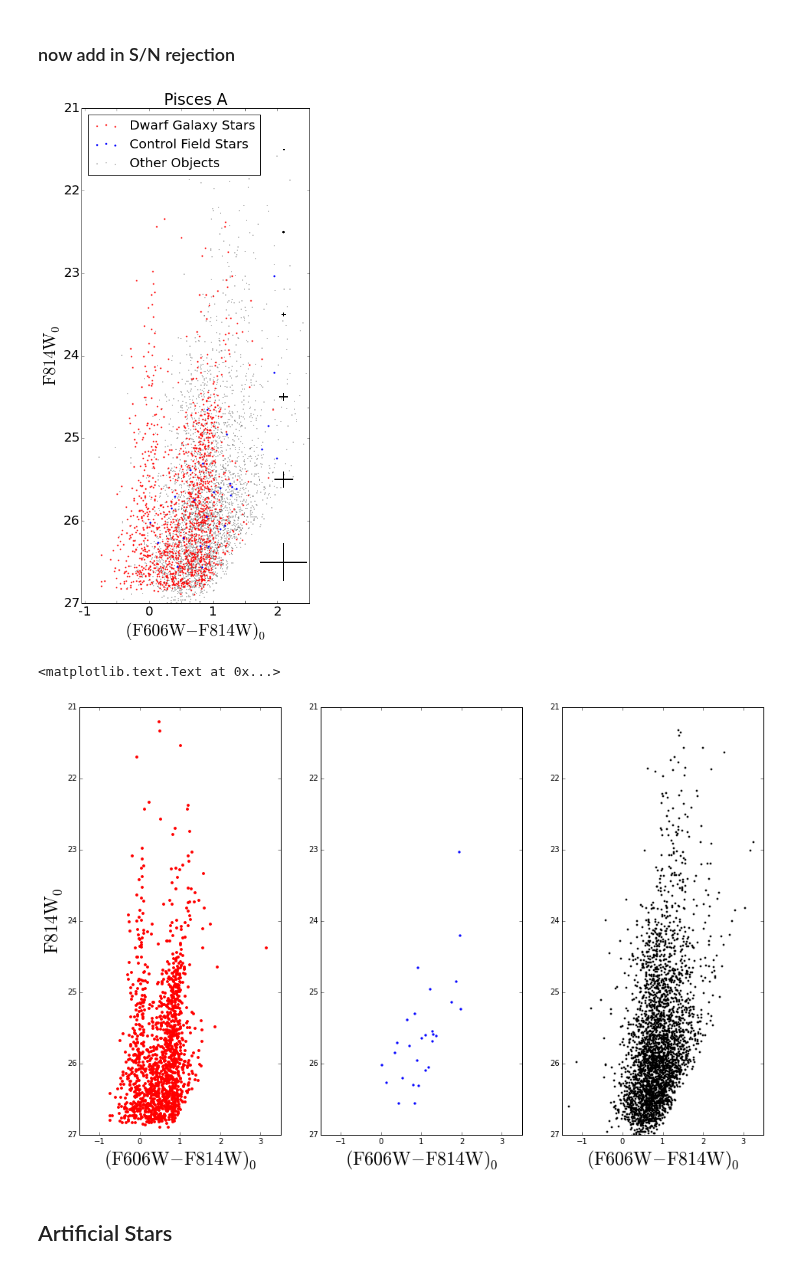
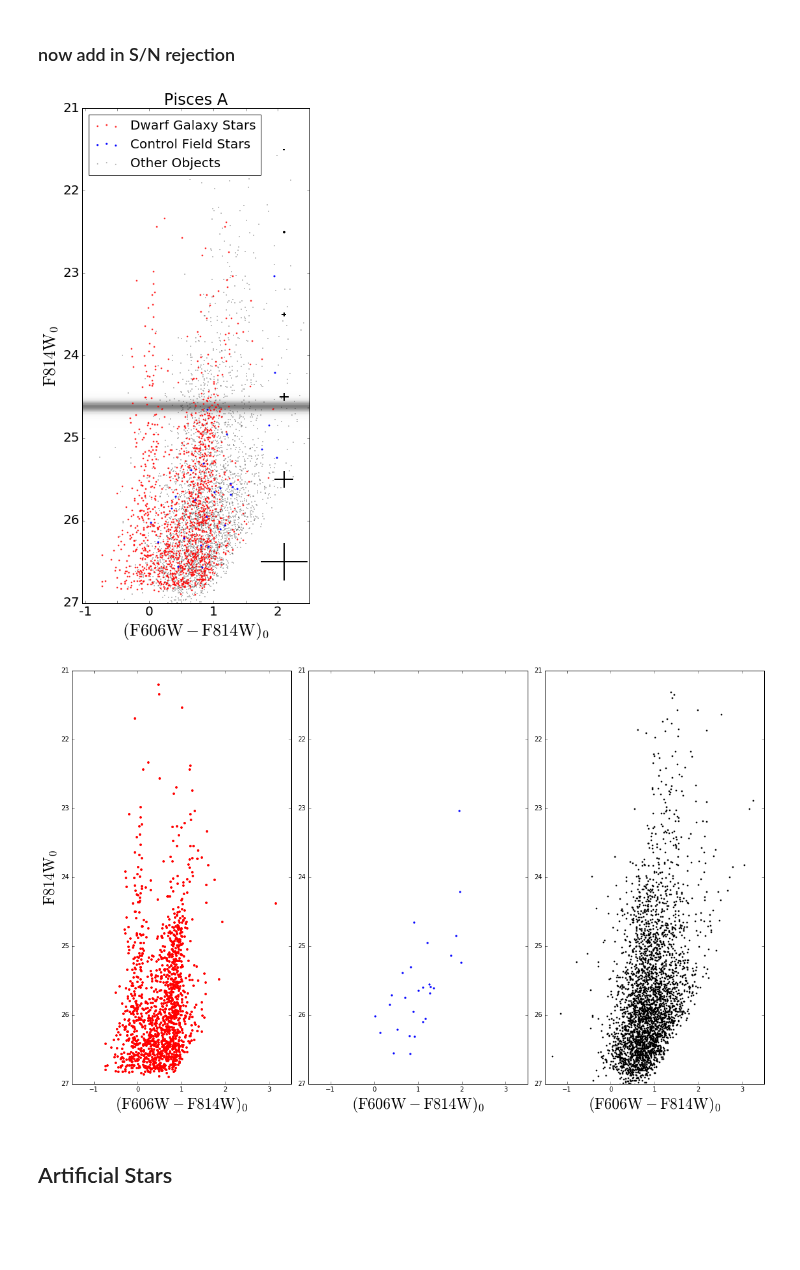
Before and after one commit to eteq/piscdwarfs_hst, a Jupyter notebook: Calibed Photometry.ipynb, the cells around one changed output. Saved outputs shown, nothing was run; the diff lists cells and outputs as text; code cells hidden in the pictures; blank space fills up the shorter version.

```diff
--- a/Calibed Photometry.ipynb
+++ b/Calibed Photometry.ipynb
@@ -226,6 +236,14 @@ plt.scatter(c[msk_dwarf&sncutoff], m[msk_dwarf&sncutoff], s=3, alpha=.75, color=
 
 plt.xlim(-1.05, 2.5)
 plt.ylim(faintmag, 21)
+
+if tipmagA is not None:
+    tipA_min, tipA_max = np.min(tipmagA), np.max(tipmagA)
+    # use a Gaussian KDE to smooth the histogram
+    tipA_kde = stats.gaussian_kde(tipmagA.ravel())(np.linspace(tipA_min, tipA_max, 100))
+    plt.imshow(np.atleast_2d(tipA_kde).T,
+               extent=[plt.xlim()[0], plt.xlim()[1], tipA_min, tipA_max],
+               cmap='Greys', alpha=.5, aspect='auto')
 
 inbox = (min(plt.xlim())<c)&(c<max(plt.xlim()))&(min(plt.ylim())<m)&(m<max(plt.ylim()))
 errmagbins = plt.yticks()[0]
@@ -248,29 +266,29 @@ plt.legend(handles[::-1], labels[::-1], loc='upper left', fontsize=20)
 plt.tight_layout()
 save_pub_figure('PiscA_cmd')
 # %% [output]
-[figure, old version]
+[figure, new version]
 # %%
 plt.subplot(1,3,1)
 plt.scatter(c[msk_dwarf&sncutoff], m[msk_dwarf&sncutoff], s=8, alpha=1, color='r')
 xls = plt.xlim(-1.5, 3.5)
 yls = plt.ylim(faintmag, 21)
 plt.xlabel(r'$({\rm F606W - F814W})_0$',fontsize=24)
 plt.ylabel(r'${\rm F814W}_0$',fontsize=24)
 
 plt.subplot(1,3,2)
 plt.scatter(c[msk_control&sncutoff], m[msk_control&sncutoff], s=5, alpha=1, color='b')
 plt.xlim(*xls)
 plt.ylim(*yls)
 plt.xlabel(r'$({\rm F606W - F814W})_0$',fontsize=24)
 
 plt.subplot(1,3,3)
 plt.scatter(c[other&sncutoff], m[other&sncutoff], s=3, alpha=1, color='k')
 plt.xlim(*xls)
 plt.ylim(*yls)
 plt.xlabel(r'$({\rm F606W - F814W})_0$',fontsize=24)
+plt.tight_layout()
 # %% [output]
-<matplotlib.text.Text at 0x...>
-[figure, old version]
+[figure, new version]
 # %% [markdown]
 ## Artificial Stars
 # %%
```
Also changed, not shown: parts of 17 cells of this notebook, 1 other file.
